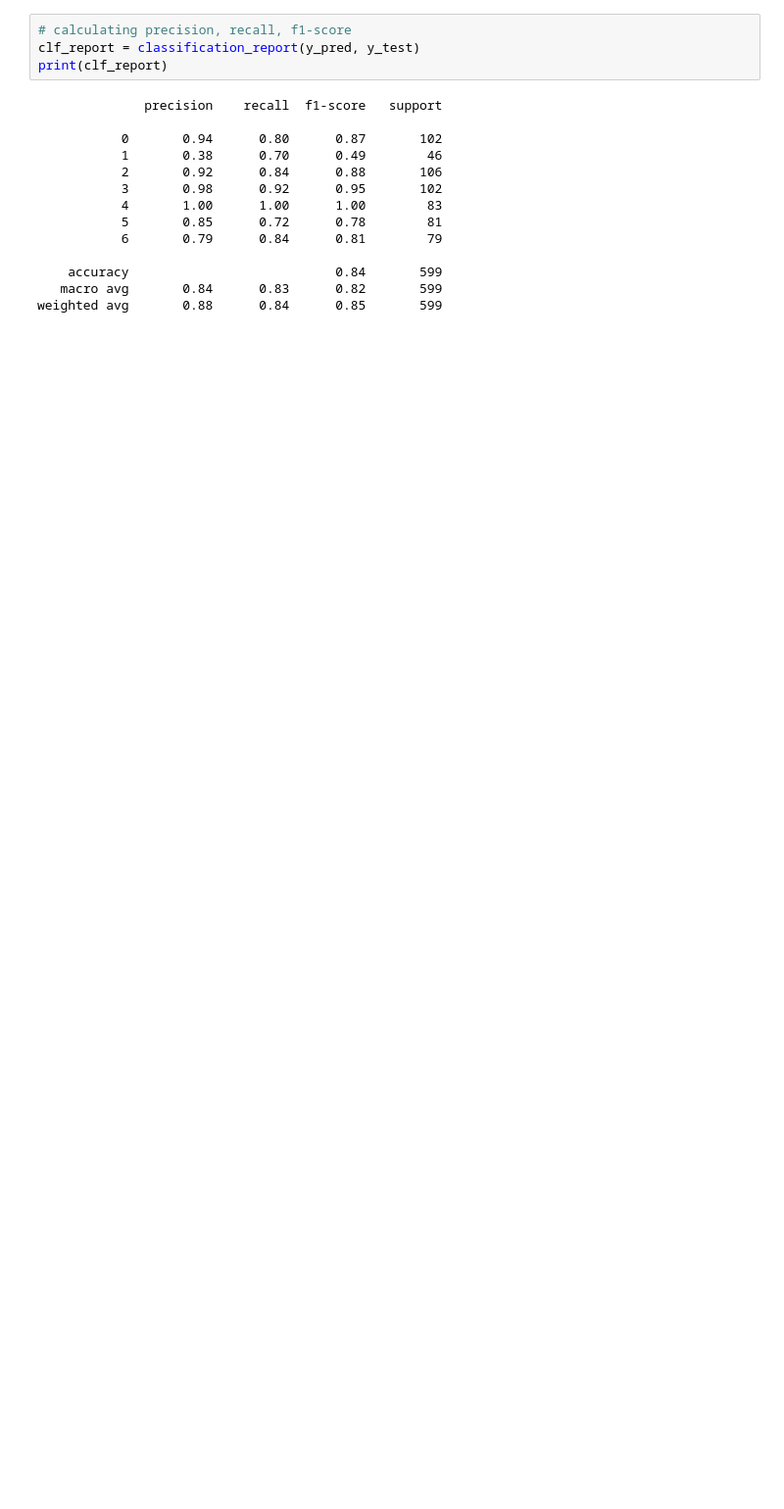
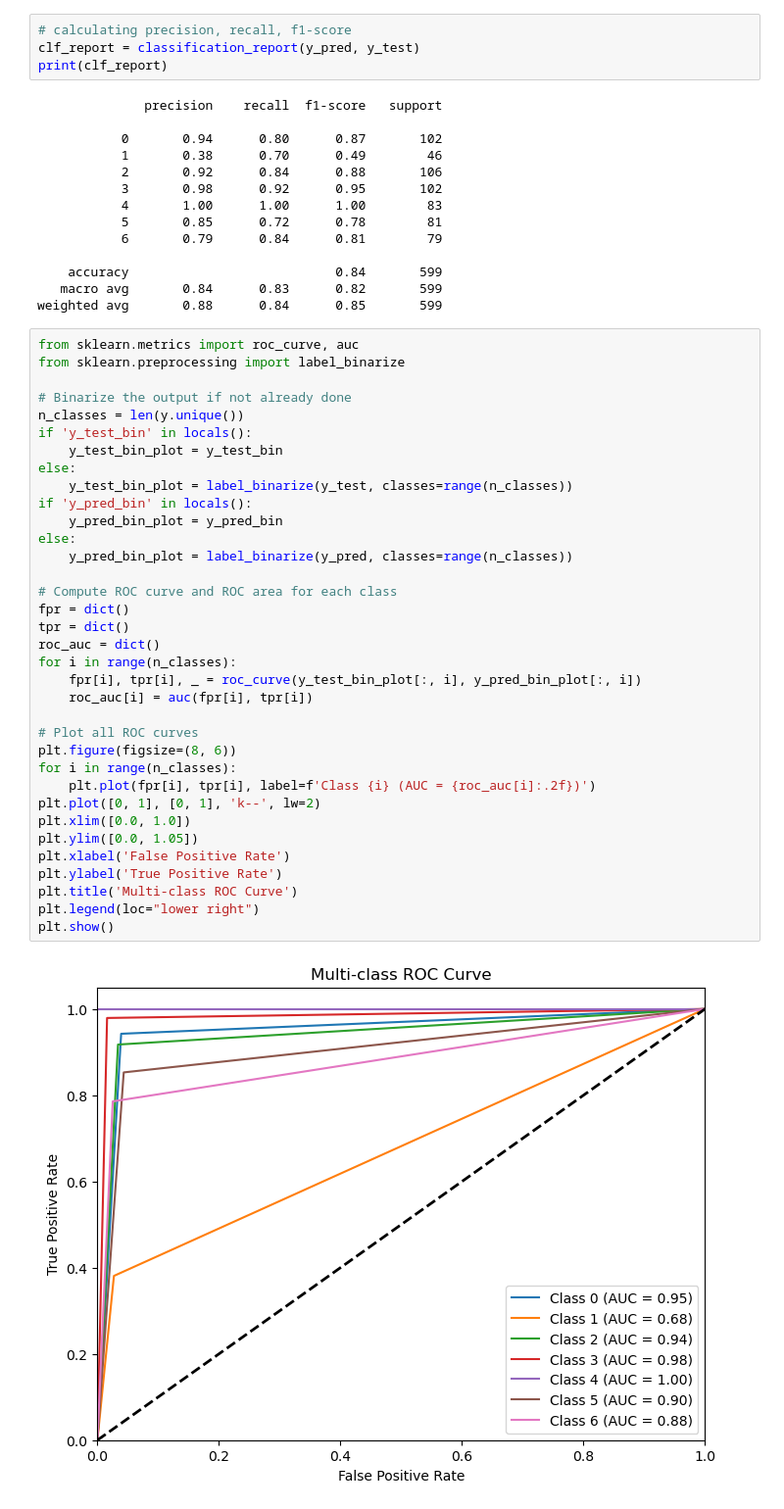
Before and after one commit to aqeelabbaskhan41/Obesity-Level-Prediction, a Jupyter notebook: KNN.ipynb, the cells around one changed output. Shown: that part at 98% size. Saved outputs shown, nothing was run; the diff lists cells and outputs as text; blank space fills up the shorter version.

```diff
--- a/KNN.ipynb
+++ b/KNN.ipynb
@@ -121,3 +121,40 @@ print(clf_report)
     accuracy                           0.84       599
    macro avg       0.84      0.83      0.82       599
 weighted avg       0.88      0.84      0.85       599
+# %%
+from sklearn.metrics import roc_curve, auc
+from sklearn.preprocessing import label_binarize
+
+# Binarize the output if not already done
+n_classes = len(y.unique())
+if 'y_test_bin' in locals():
+    y_test_bin_plot = y_test_bin
+else:
+    y_test_bin_plot = label_binarize(y_test, classes=range(n_classes))
+if 'y_pred_bin' in locals():
+    y_pred_bin_plot = y_pred_bin
+else:
+    y_pred_bin_plot = label_binarize(y_pred, classes=range(n_classes))
+
+# Compute ROC curve and ROC area for each class
+fpr = dict()
+tpr = dict()
+roc_auc = dict()
+for i in range(n_classes):
+    fpr[i], tpr[i], _ = roc_curve(y_test_bin_plot[:, i], y_pred_bin_plot[:, i])
+    roc_auc[i] = auc(fpr[i], tpr[i])
+
+# Plot all ROC curves
+plt.figure(figsize=(8, 6))
+for i in range(n_classes):
+    plt.plot(fpr[i], tpr[i], label=f'Class {i} (AUC = {roc_auc[i]:.2f})')
+plt.plot([0, 1], [0, 1], 'k--', lw=2)
+plt.xlim([0.0, 1.0])
+plt.ylim([0.0, 1.05])
+plt.xlabel('False Positive Rate')
+plt.ylabel('True Positive Rate')
+plt.title('Multi-class ROC Curve')
+plt.legend(loc="lower right")
+plt.show()
+# %% [output]
+[figure, added]
```
Also changed, not shown: 5 other files.
